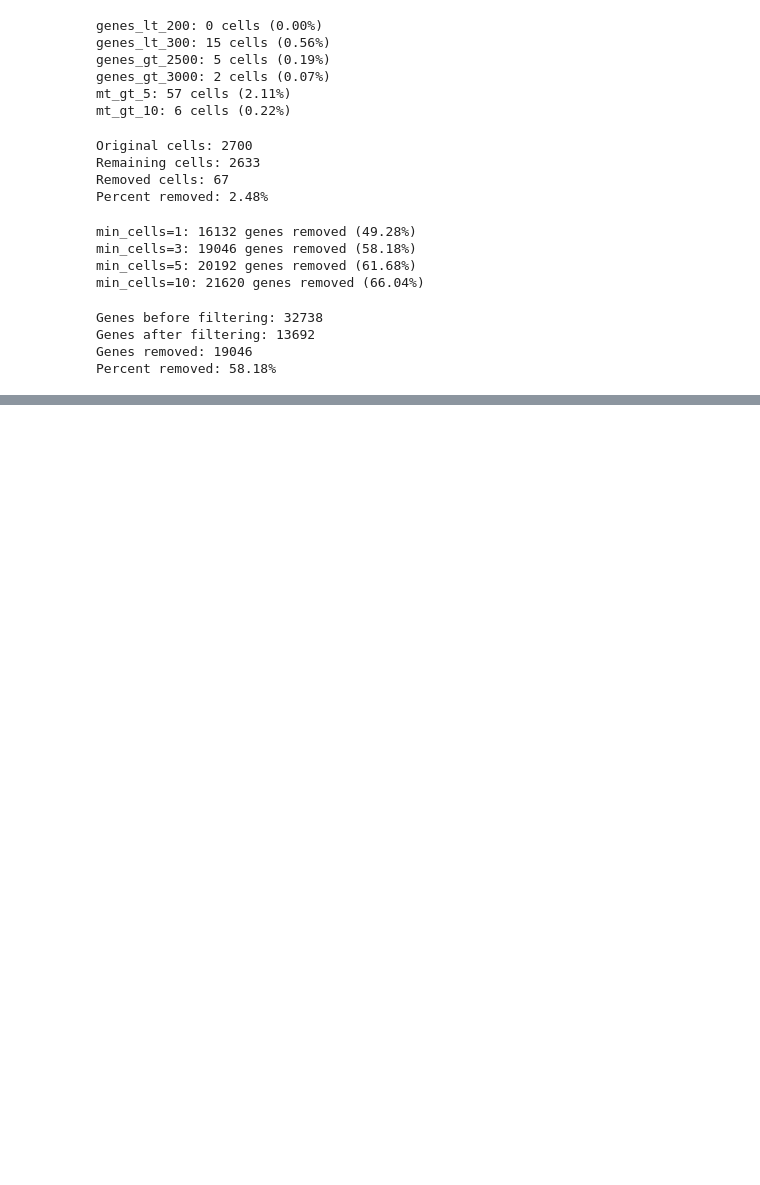
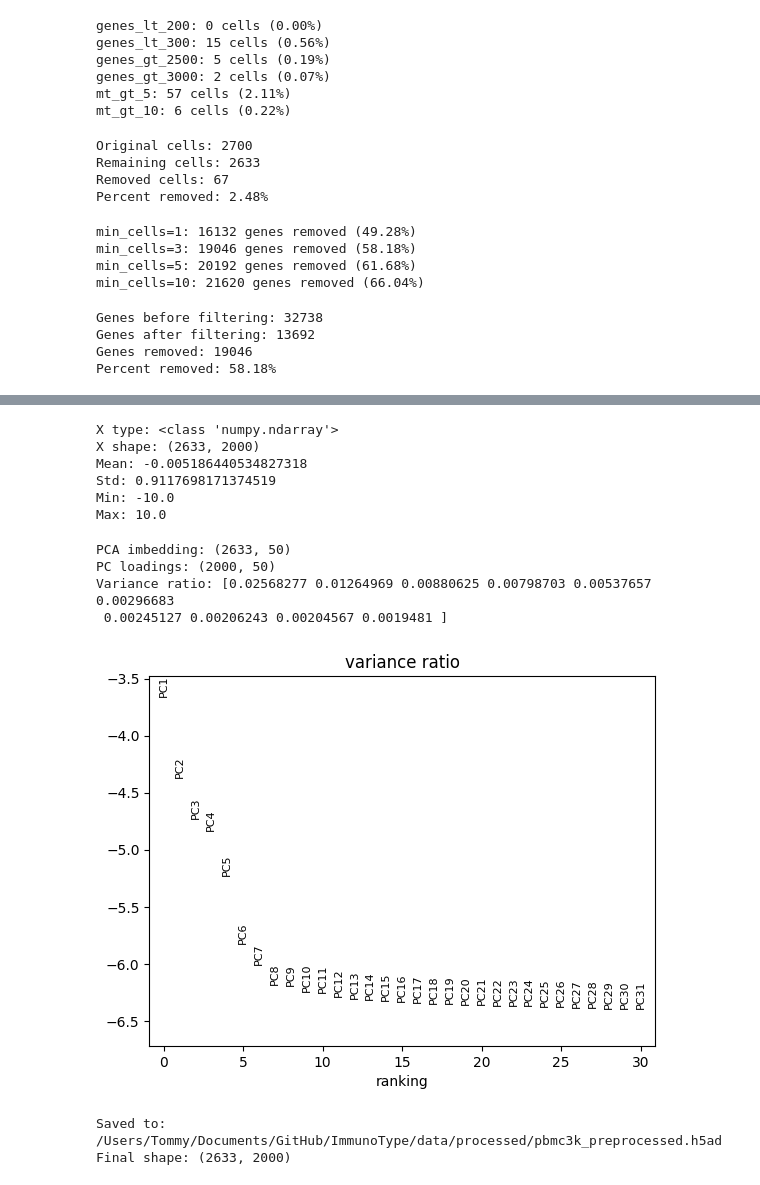
Before and after one commit to tshotts07/ImmunoType, a Jupyter notebook: notebooks/03_preprocessing.ipynb, the cells around one changed output, grey strips where cells are left out. Cells and saved outputs as stored; diff of their text form; code cells hidden in the pictures; blank space fills up the shorter version.

Commit message:
Complete PBMC3K preprocessing and PCA

```diff
--- a/notebooks/03_preprocessing.ipynb
+++ b/notebooks/03_preprocessing.ipynb
@@ -281,0 +322,2 @@ Percent removed: 58.18%
+# %%
+adata_qc.layers["counts"] = adata_qc.X.copy()
@@ -281,0 +347,2 @@ Percent removed: 58.18%
+# %%
+adata_qc.X = adata_qc.layers["counts"].copy()
@@ -281,0 +394,2 @@ Percent removed: 58.18%
+# %%
+adata_qc.raw = adata_qc.copy()
@@ -281,0 +445,2 @@ Percent removed: 58.18%
+# %%
+adata_hvg = adata_qc[:, adata_qc.var["highly_variable"]].copy()
@@ -281,0 +464,14 @@ Percent removed: 58.18%
+# %%
+print("X type:", type(adata_hvg.X))
+print("X shape:", adata_hvg.X.shape)
+print("Mean:", np.mean(adata_hvg.X))
+print("Std:", np.std(adata_hvg.X))
+print("Min:", np.min(adata_hvg.X))
+print("Max:", np.max(adata_hvg.X))
+# %% [output]
+X type: <class 'numpy.ndarray'>
+X shape: (2633, 2000)
+Mean: -0.005186440534827318
+Std: 0.9117698171374519
+Min: -10.0
+Max: 10.0
@@ -281,0 +483,31 @@ Percent removed: 58.18%
+# %%
+print("PCA imbedding:", adata_hvg.obsm["X_pca"].shape)
+print("PC loadings:", adata_hvg.varm["PCs"].shape)
+print("Variance ratio:", adata_hvg.uns["pca"]["variance_ratio"][:10])
+# %% [output]
+PCA imbedding: (2633, 50)
+PC loadings: (2000, 50)
+Variance ratio: [0.02568277 0.01264969 0.00880625 0.00798703 0.00537657 0.00296683
+ 0.00245127 0.00206243 0.00204567 0.0019481 ]
+# %%
+sc.pl.pca_variance_ratio(
+    adata_hvg,
+    log=True
+)
+# %% [output]
+[figure, added]
+# %%
+from pathlib import Path
+
+output_dir = Path("../data/processed")
+output_dir.mkdir(parents=True, exist_ok=True)
+
+output_path = output_dir / "pbmc3k_preprocessed.h5ad"
+
+adata_hvg.write(output_path)
+
+print(f"Saved to: {output_path.resolve()}")
+print("Final shape:", adata_hvg.shape)
+# %% [output]
+Saved to: /Users/Tommy/Documents/GitHub/ImmunoType/data/processed/pbmc3k_preprocessed.h5ad
+Final shape: (2633, 2000)
```
Also changed, not shown: parts of 22 cells of this notebook, 1 other file.
